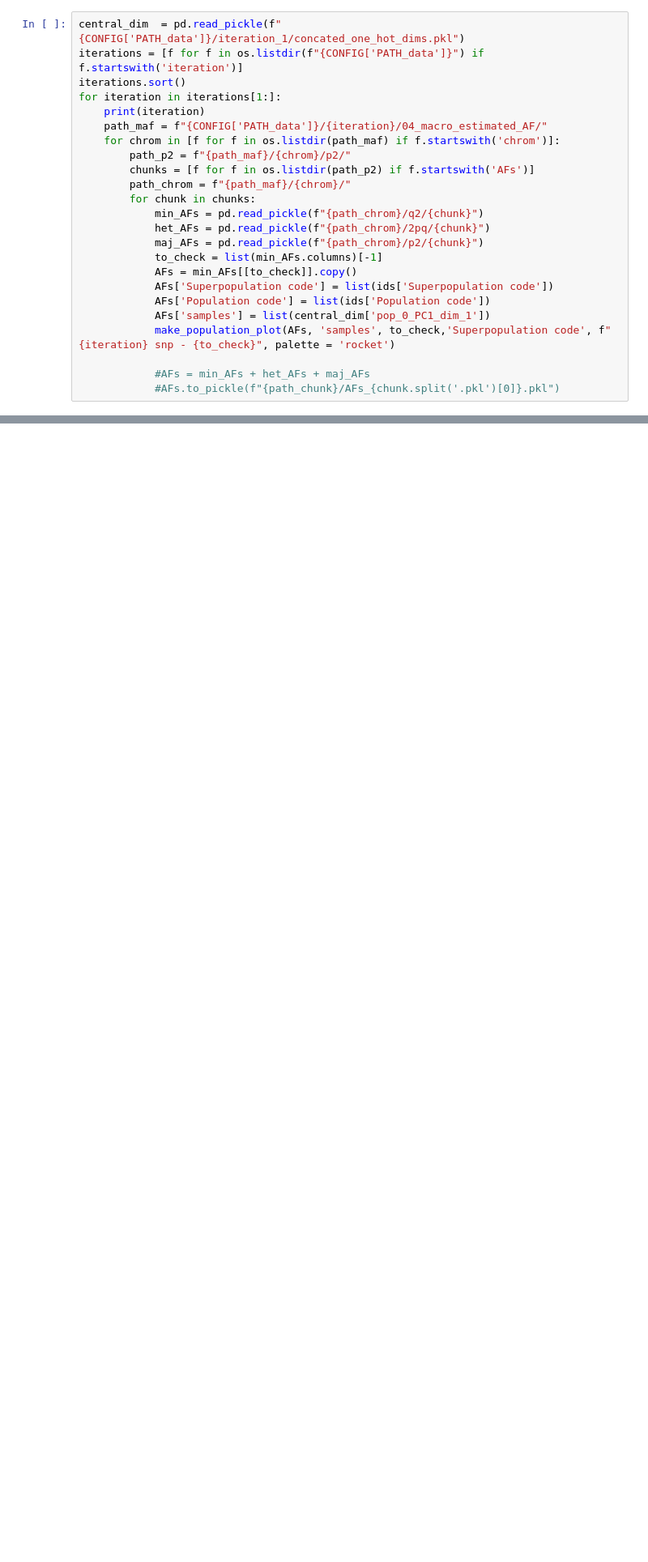
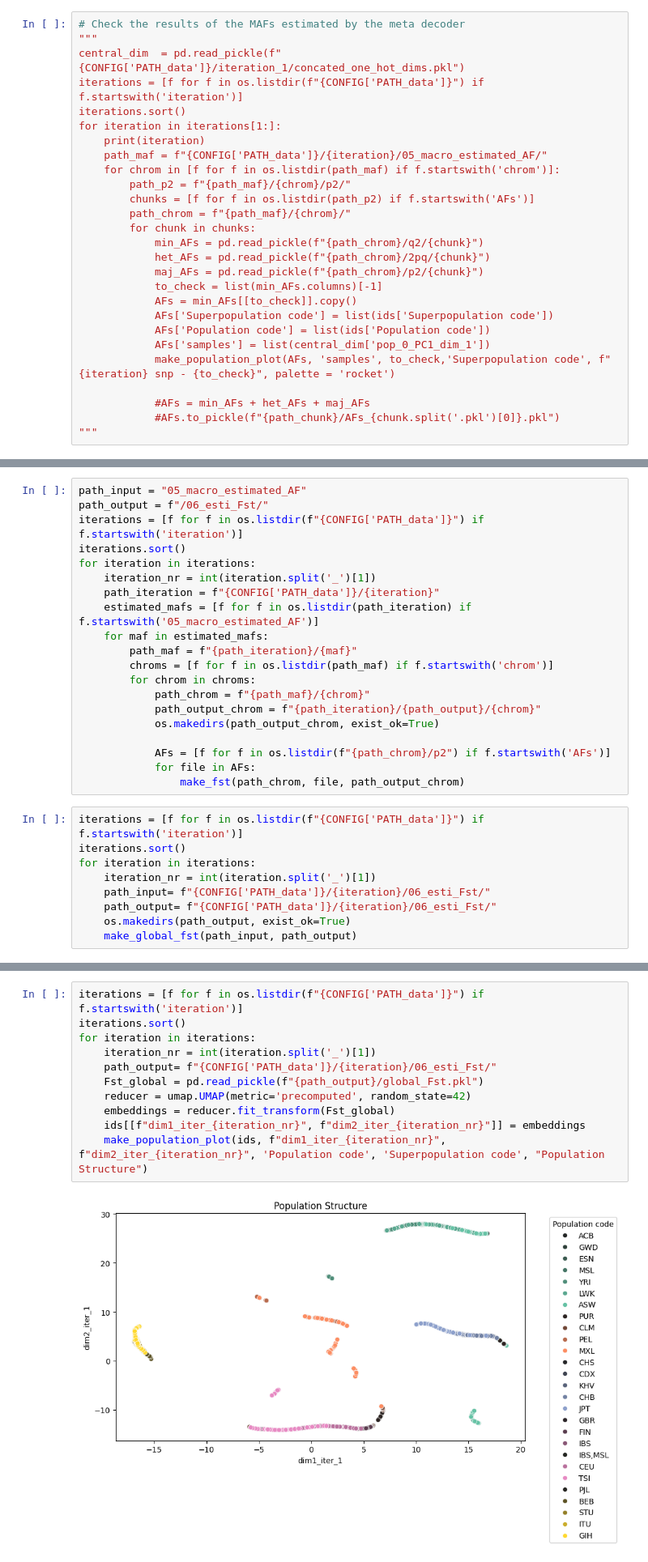
Before and after one commit to mat2m10/pca_projection, a Jupyter notebook: run_test.ipynb, the cells around one changed output, grey strips where cells are left out. Shown: that part at 81% size. Cells and saved outputs as stored; diff of their text form; blank space fills up the shorter version.

```diff
--- a/run_test.ipynb
+++ b/run_test.ipynb
@@ -369,10 +408,12 @@ chrom
 # %%
+# Check the results of the MAFs estimated by the meta decoder
+"""
 central_dim  = pd.read_pickle(f"{CONFIG['PATH_data']}/iteration_1/concated_one_hot_dims.pkl")
 iterations = [f for f in os.listdir(f"{CONFIG['PATH_data']}") if f.startswith('iteration')]
 iterations.sort()
 for iteration in iterations[1:]:
     print(iteration)
-    path_maf = f"{CONFIG['PATH_data']}/{iteration}/04_macro_estimated_AF/"
+    path_maf = f"{CONFIG['PATH_data']}/{iteration}/05_macro_estimated_AF/"
     for chrom in [f for f in os.listdir(path_maf) if f.startswith('chrom')]:
         path_p2 = f"{path_maf}/{chrom}/p2/"
         chunks = [f for f in os.listdir(path_p2) if f.startswith('AFs')]
@@ -390,4 +431,5 @@ for iteration in iterations[1:]:
 
             #AFs = min_AFs + het_AFs + maj_AFs
             #AFs.to_pickle(f"{path_chunk}/AFs_{chunk.split('.pkl')[0]}.pkl")
+"""
 # %% [output]
@@ -463,0 +439,29 @@ dims_dfs
+# %%
+path_input = "05_macro_estimated_AF"
+path_output = f"/06_esti_Fst/"
+iterations = [f for f in os.listdir(f"{CONFIG['PATH_data']}") if f.startswith('iteration')]
+iterations.sort()
+for iteration in iterations:
+    iteration_nr = int(iteration.split('_')[1])
+    path_iteration = f"{CONFIG['PATH_data']}/{iteration}"
+    estimated_mafs = [f for f in os.listdir(path_iteration) if f.startswith('05_macro_estimated_AF')]
+    for maf in estimated_mafs:
+        path_maf = f"{path_iteration}/{maf}"
+        chroms = [f for f in os.listdir(path_maf) if f.startswith('chrom')]
+        for chrom in chroms:
+            path_chrom = f"{path_maf}/{chrom}"
+            path_output_chrom = f"{path_iteration}/{path_output}/{chrom}"
+            os.makedirs(path_output_chrom, exist_ok=True)
+
+            AFs = [f for f in os.listdir(f"{path_chrom}/p2") if f.startswith('AFs')]
+            for file in AFs:
+                make_fst(path_chrom, file, path_output_chrom)
+# %%
+iterations = [f for f in os.listdir(f"{CONFIG['PATH_data']}") if f.startswith('iteration')]
+iterations.sort()
+for iteration in iterations:
+    iteration_nr = int(iteration.split('_')[1])
+    path_input= f"{CONFIG['PATH_data']}/{iteration}/06_esti_Fst/"
+    path_output= f"{CONFIG['PATH_data']}/{iteration}/06_esti_Fst/"
+    os.makedirs(path_output, exist_ok=True)
+    make_global_fst(path_input, path_output)
@@ -463,0 +524,13 @@ dims_dfs
+# %%
+iterations = [f for f in os.listdir(f"{CONFIG['PATH_data']}") if f.startswith('iteration')]
+iterations.sort()
+for iteration in iterations:
+    iteration_nr = int(iteration.split('_')[1])
+    path_output= f"{CONFIG['PATH_data']}/{iteration}/06_esti_Fst/"
+    Fst_global = pd.read_pickle(f"{path_output}/global_Fst.pkl")
+    reducer = umap.UMAP(metric='precomputed', random_state=42)
+    embeddings = reducer.fit_transform(Fst_global)
+    ids[[f"dim1_iter_{iteration_nr}", f"dim2_iter_{iteration_nr}"]] = embeddings
+    make_population_plot(ids, f"dim1_iter_{iteration_nr}", f"dim2_iter_{iteration_nr}", 'Population code', 'Superpopulation code', "Population Structure")
+# %% [output]
+[figure, added]
```
Also changed, not shown: parts of 22 cells of this notebook, 3 other files.
